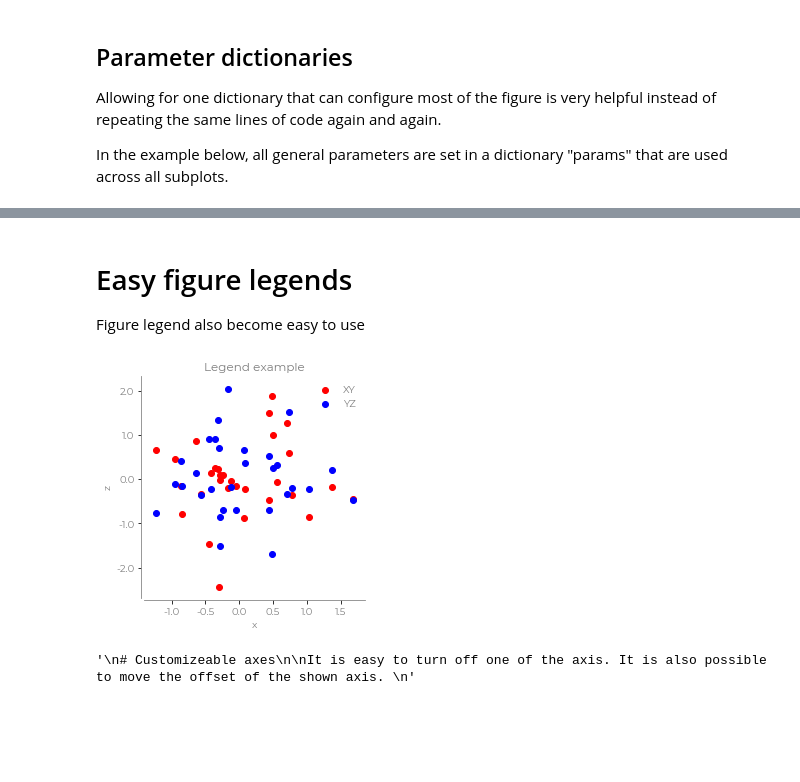
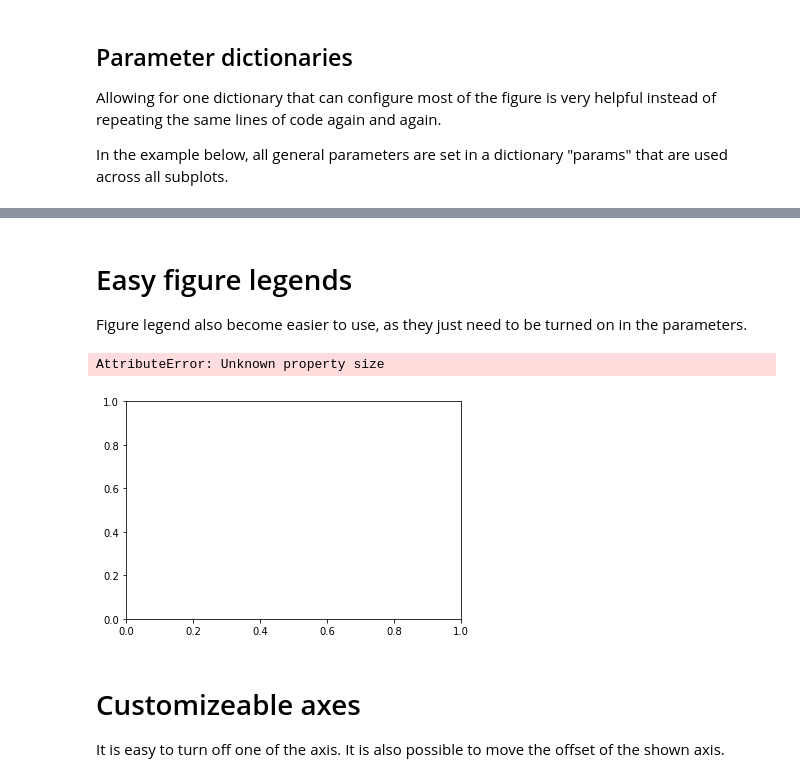
Before and after one commit to wiheto/plotje, a Jupyter notebook: notebook/examples.ipynb, the cells around one changed output, grey strips where cells are left out. Cells and saved outputs as stored; diff of their text form; code cells hidden in the pictures; blank space fills up the shorter version.

```diff
--- a/notebook/examples.ipynb
+++ b/notebook/examples.ipynb
@@ -61,32 +61,29 @@ plt.tight_layout()
 # %% [markdown]
 # Easy figure legends
 
-Figure legend also become easy to use
+Figure legend also become easier to use, as they just need to be turned on in the parameters.
 # %%
 params = {
     'xlabel': 'x',
     'aspectsquare': True,
     'legend': True,
     'title': 'Legend example'
 }
 
 fig,ax = plt.subplots()
-ax.scatter(x,y, color='Red', label='XY')
-ax.scatter(x,z, color='Blue', label='YZ')
+ax.scatter(x,y, color='Red', size=5, label='XY-scatter')
+ax.scatter(x,z, color='Blue', size=5, label='YZ-scatter')
 
 plotje.styler(ax, ylabel=ylabs[i], **params)
 
 plt.tight_layout()
 # %% [output]
+AttributeError: Unknown property size
-[figure, old version]
+[figure, new version]
-# %%
-"""
-# Customizeable axes
-
-It is easy to turn off one of the axis. It is also possible to move the offset of the shown axis.
-"""
-# %% [output]
-'\n# Customizeable axes\n\nIt is easy to turn off one of the axis. It is also possible to move the offset of the shown axis. \n'
+# %% [markdown]
+# Customizeable axes
+
+It is easy to turn off one of the axis. It is also possible to move the offset of the shown axis.
 # %%
 fig,ax = plt.subplots(1)
 ax.hist(x)
```
Also changed, not shown: parts of 6 cells of this notebook.
